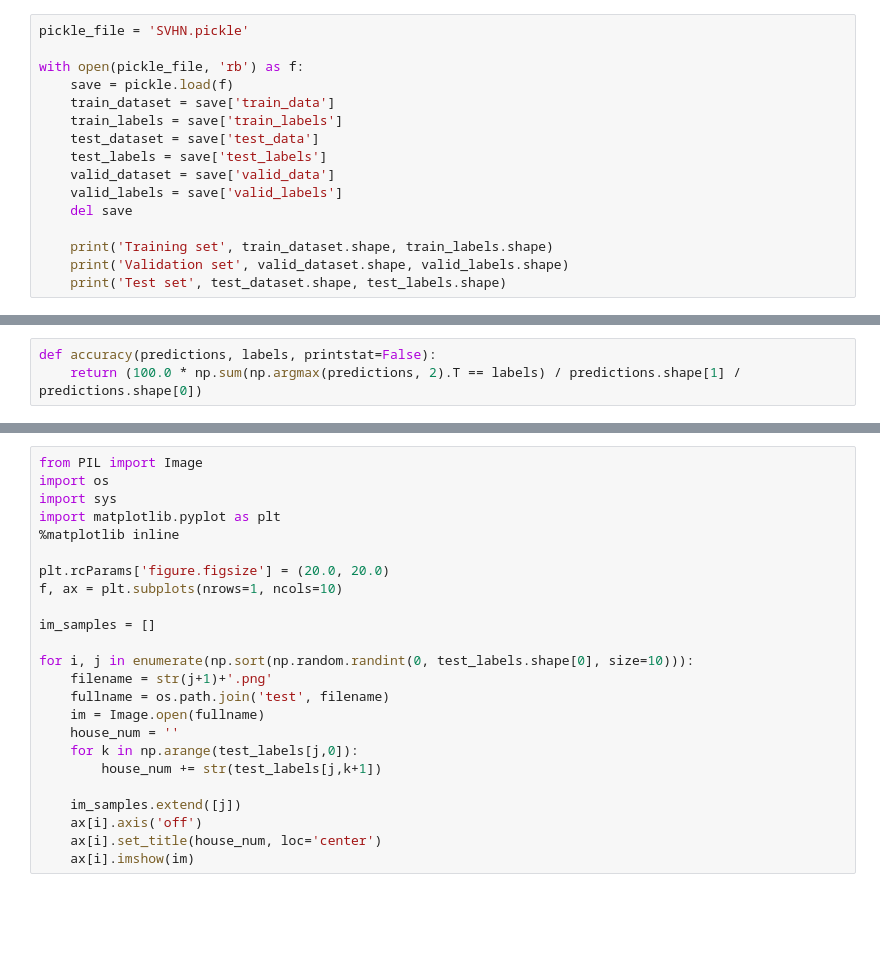
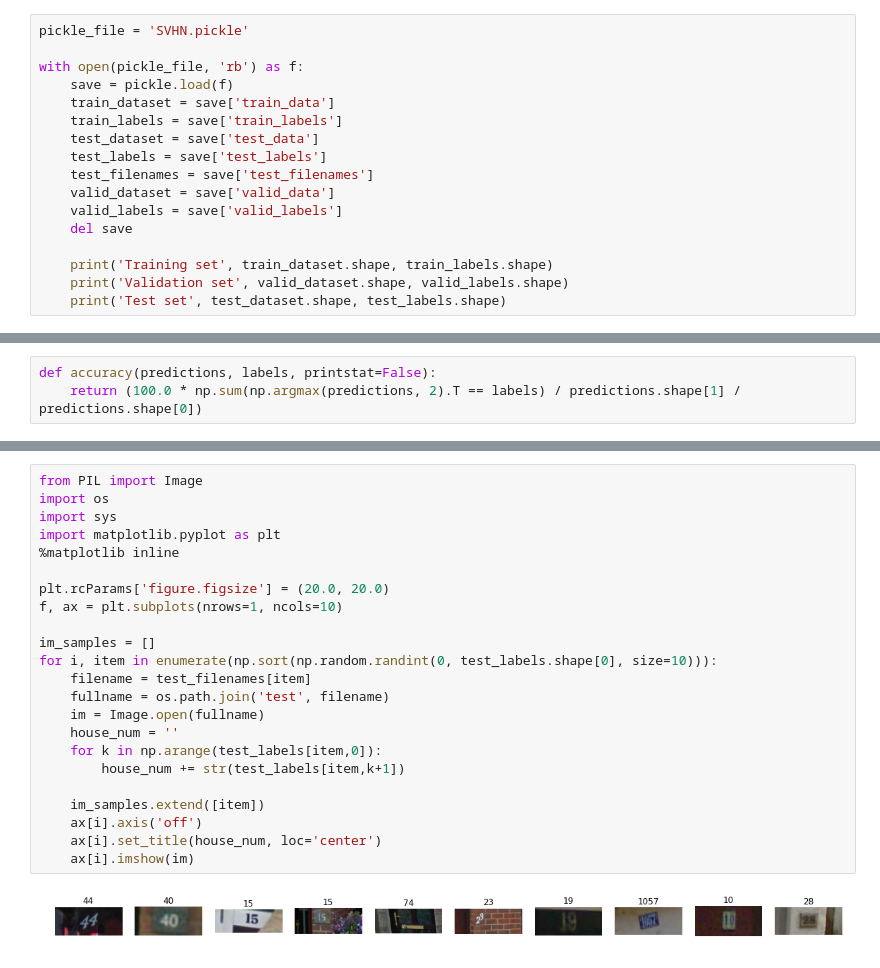
Before and after one commit to PetrShypila/P5-Capstone, a Jupyter notebook: 4_CNN_multi.ipynb, the cells around one changed output, grey strips where cells are left out. Cells and saved outputs as stored; diff of their text form; blank space fills up the shorter version.

```diff
--- a/4_CNN_multi.ipynb
+++ b/4_CNN_multi.ipynb
@@ -14,6 +14,7 @@ with open(pickle_file, 'rb') as f:
     train_labels = save['train_labels']
     test_dataset = save['test_data']
     test_labels = save['test_labels']
+    test_filenames = save['test_filenames']
     valid_dataset = save['valid_data']
     valid_labels = save['valid_labels']
     del save
@@ -227,24 +272,25 @@ with tf.Session(graph=graph) as session:
 # %%
 from PIL import Image
 import os
 import sys
 import matplotlib.pyplot as plt
 %matplotlib inline
 
 plt.rcParams['figure.figsize'] = (20.0, 20.0)
 f, ax = plt.subplots(nrows=1, ncols=10)
 
 im_samples = []
-
-for i, j in enumerate(np.sort(np.random.randint(0, test_labels.shape[0], size=10))):
-    filename = str(j+1)+'.png'
+for i, item in enumerate(np.sort(np.random.randint(0, test_labels.shape[0], size=10))):
+    filename = test_filenames[item]
     fullname = os.path.join('test', filename)
     im = Image.open(fullname)
     house_num = ''
-    for k in np.arange(test_labels[j,0]):
-        house_num += str(test_labels[j,k+1])
+    for k in np.arange(test_labels[item,0]):
+        house_num += str(test_labels[item,k+1])
 
-    im_samples.extend([j])
+    im_samples.extend([item])
     ax[i].axis('off')
     ax[i].set_title(house_num, loc='center')
     ax[i].imshow(im)
+# %% [output]
+[figure, added]
```
Also changed, not shown: parts of 6 cells of this notebook, 1 other file.
